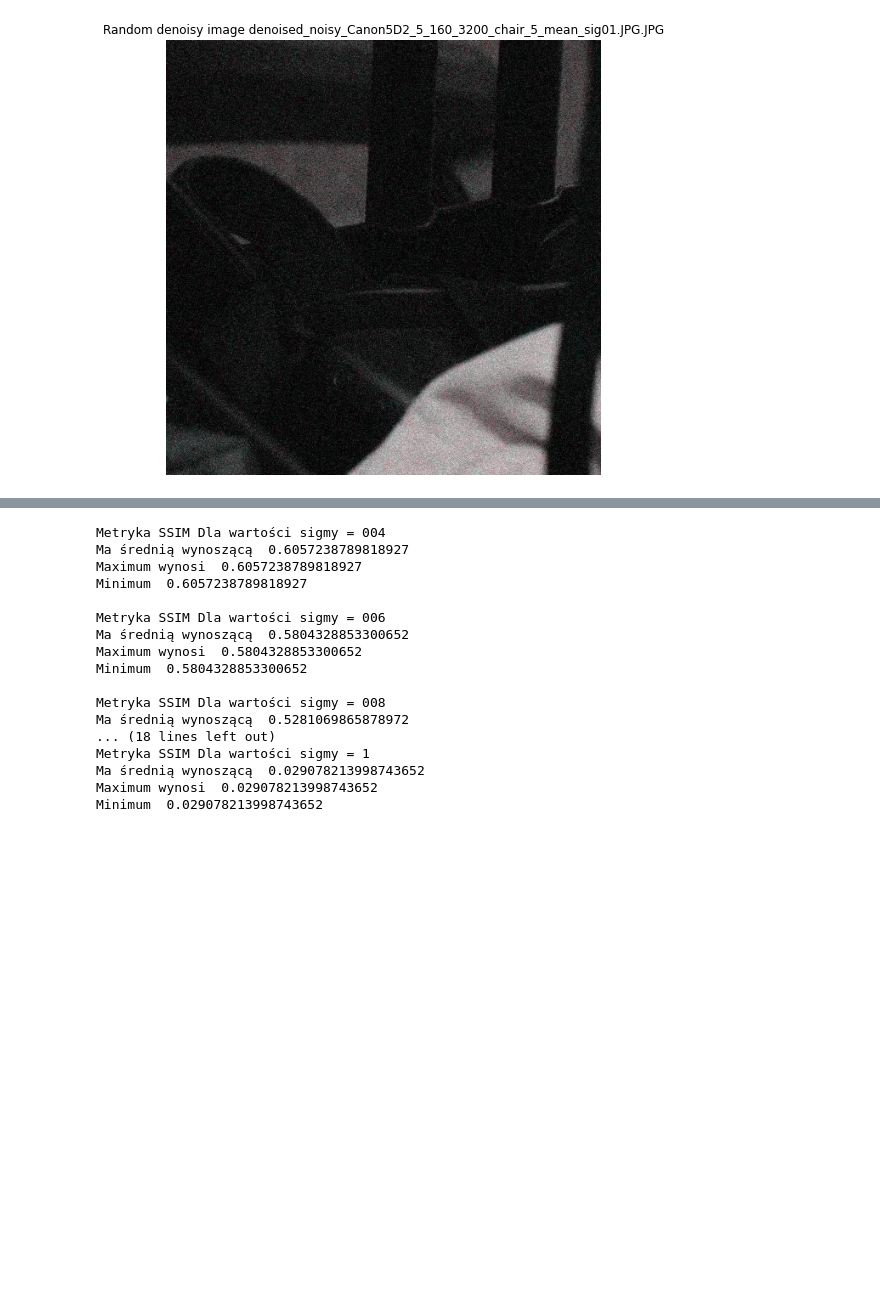
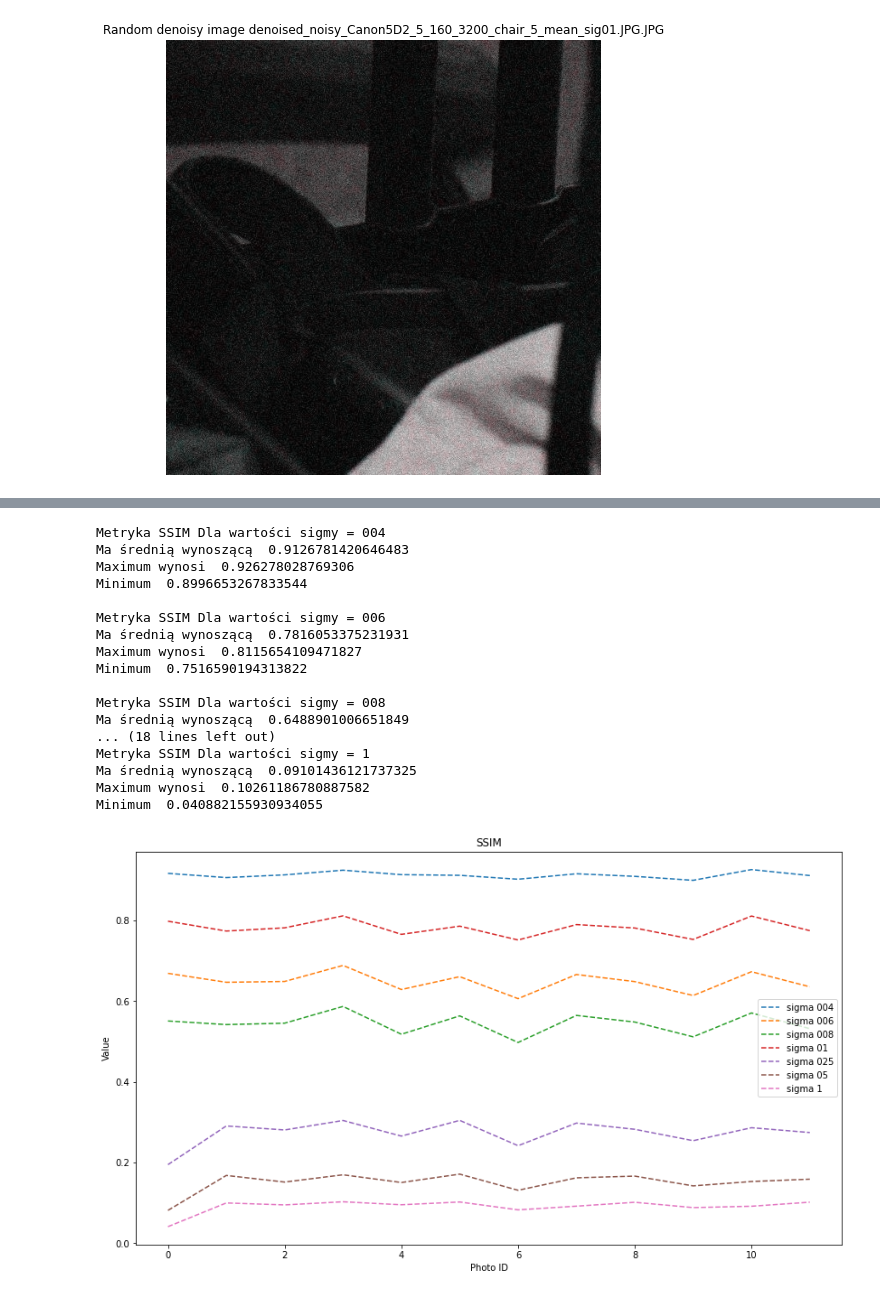
Before and after one commit to BioMedProjects/Image-Denoising, a Jupyter notebook: OPSI_Project.ipynb, the cells around one changed output, grey strips where cells are left out. Cells and saved outputs as stored; diff of their text form; code cells hidden in the pictures; blank space fills up the shorter version.

```diff
--- a/OPSI_Project.ipynb
+++ b/OPSI_Project.ipynb
@@ -454,40 +437,43 @@ for i in range(len(denoisy_images_004)):
     result_008 = ssim(original_images[i], denoisy_images_008[i], multichannel=True)
     results_ssim_008.append(result_008)
 
     result_01 = ssim(original_images[i], denoisy_images_01[i], multichannel=True)
     results_ssim_01.append(result_01)
 
     result_025 = ssim(original_images[i], denoisy_images_025[i], multichannel=True)
     results_ssim_025.append(result_025)
 
     result_05 = ssim(original_images[i], denoisy_images_05[i], multichannel=True)
     results_ssim_05.append(result_05)
 
     result_1 = ssim(original_images[i], denoisy_images_1[i], multichannel=True)
     results_ssim_1.append(result_1)
 
 showStatistics("SSIM", "004", results_ssim_004)
 showStatistics("SSIM", "006", results_ssim_006)
 showStatistics("SSIM", "008", results_ssim_008)
 showStatistics("SSIM", "01", results_ssim_01)
 showStatistics("SSIM", "025", results_ssim_025)
 showStatistics("SSIM", "05", results_ssim_05)
 showStatistics("SSIM", "1", results_ssim_1)
+
+showPlots("SSIM", results_ssim_004, results_ssim_006, results_ssim_008, results_ssim_01, results_ssim_025, results_ssim_05, results_ssim_1)
 # %% [output]
 Metryka SSIM Dla wartości sigmy = 004
-Ma średnią wynoszącą  0.6057238789818927
-Maximum wynosi  0.6057238789818927
-Minimum  0.6057238789818927
+Ma średnią wynoszącą  0.9126781420646483
+Maximum wynosi  0.926278028769306
+Minimum  0.8996653267833544
 
 Metryka SSIM Dla wartości sigmy = 006
-Ma średnią wynoszącą  0.5804328853300652
-Maximum wynosi  0.5804328853300652
-Minimum  0.5804328853300652
+Ma średnią wynoszącą  0.7816053375231931
+Maximum wynosi  0.8115654109471827
+Minimum  0.7516590194313822
 
 Metryka SSIM Dla wartości sigmy = 008
-Ma średnią wynoszącą  0.5281069865878972
+Ma średnią wynoszącą  0.6488901006651849
 ... (18 lines left out)
 Metryka SSIM Dla wartości sigmy = 1
-Ma średnią wynoszącą  0.029078213998743652
-Maximum wynosi  0.029078213998743652
-Minimum  0.029078213998743652
+Ma średnią wynoszącą  0.09101436121737325
+Maximum wynosi  0.10261186780887582
+Minimum  0.040882155930934055
+[figure, added]
```
Also changed, not shown: parts of 10 cells of this notebook, 21 other files.
